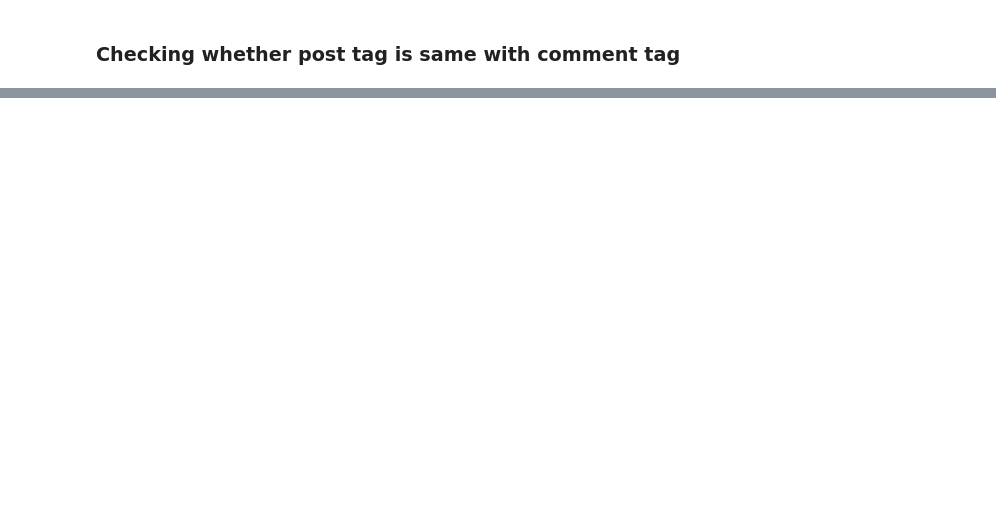
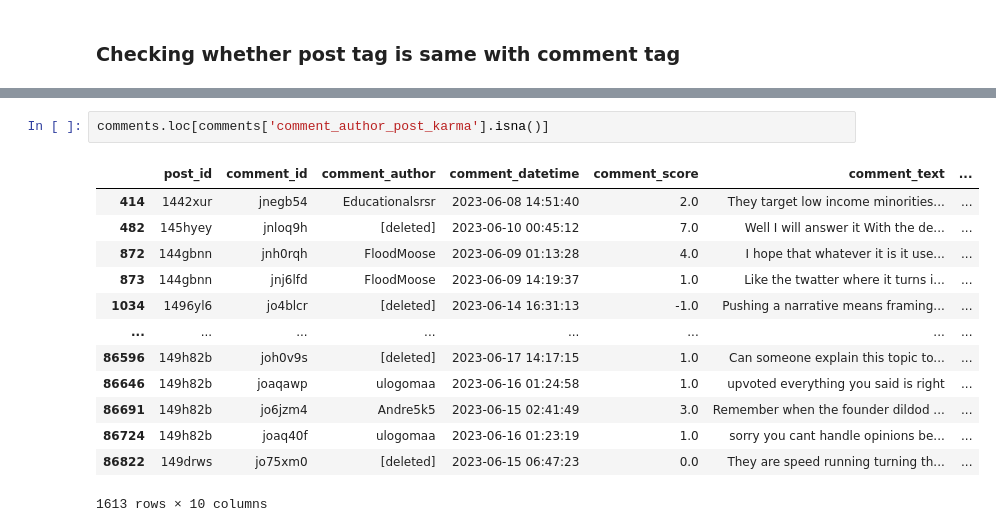
Before and after one commit to BrianLoe/NLP, a Jupyter notebook: Data cleaning.ipynb, the cells around one changed output, grey strips where cells are left out. Saved outputs shown, nothing was run; the diff lists cells and outputs as text; blank space fills up the shorter version.

```diff
--- a/Data cleaning.ipynb
+++ b/Data cleaning.ipynb
@@ -321,0 +355,16 @@ data.loc[data['comment_text'].isin(['deleted','removed'])]
+# %%
+comments.loc[comments['comment_author_post_karma'].isna()]
+# %% [output]
+|  | post_id | comment_id | comment_author | comment_datetime | comment_score | comment_text | ... |
+| 414 | 1442xur | jnegb54 | Educationalsrsr | 2023-06-08 14:51:40 | 2.0 | They target low income minorities... | ... |
+| 482 | 145hyey | jnloq9h | [deleted] | 2023-06-10 00:45:12 | 7.0 | Well I will answer it With the de... | ... |
+| 872 | 144gbnn | jnh0rqh | FloodMoose | 2023-06-09 01:13:28 | 4.0 | I hope that whatever it is it use... | ... |
+| 873 | 144gbnn | jnj6lfd | FloodMoose | 2023-06-09 14:19:37 | 1.0 | Like the twatter where it turns i... | ... |
+| 1034 | 1496yl6 | jo4blcr | [deleted] | 2023-06-14 16:31:13 | -1.0 | Pushing a narrative means framing... | ... |
+| ... | ... | ... | ... | ... | ... | ... | ... |
+| 86596 | 149h82b | joh0v9s | [deleted] | 2023-06-17 14:17:15 | 1.0 | Can someone explain this topic to... | ... |
+| 86646 | 149h82b | joaqawp | ulogomaa | 2023-06-16 01:24:58 | 1.0 | upvoted everything you said is right | ... |
+| 86691 | 149h82b | jo6jzm4 | Andre5k5 | 2023-06-15 02:41:49 | 3.0 | Remember when the founder dildod ... | ... |
+| 86724 | 149h82b | joaq40f | ulogomaa | 2023-06-16 01:23:19 | 1.0 | sorry you cant handle opinions be... | ... |
+| 86822 | 149drws | jo75xm0 | [deleted] | 2023-06-15 06:47:23 | 0.0 | They are speed running turning th... | ... |
+1613 rows × 10 columns
```
Also changed, not shown: parts of 38 cells of this notebook.
